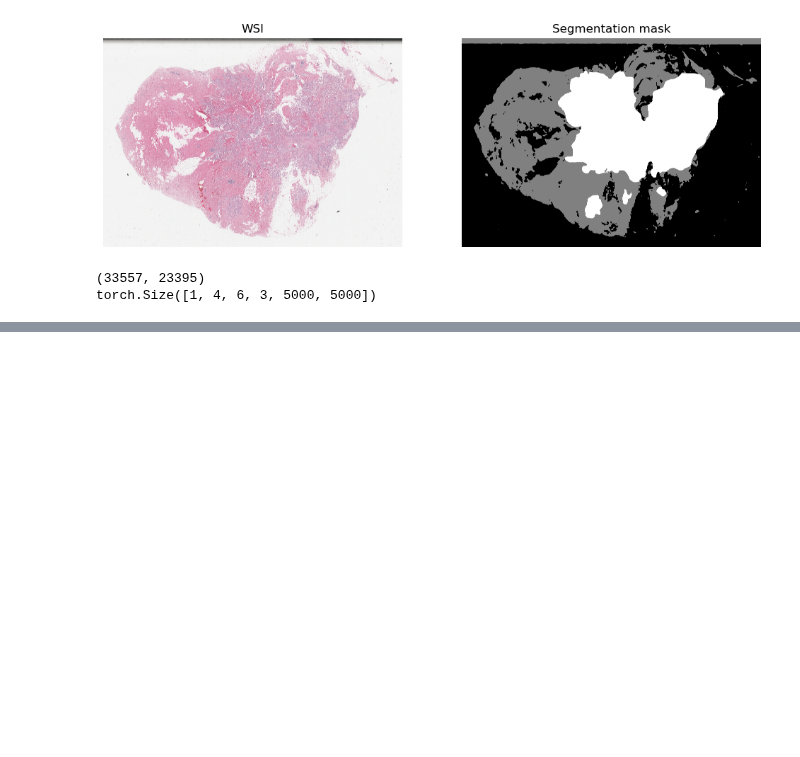
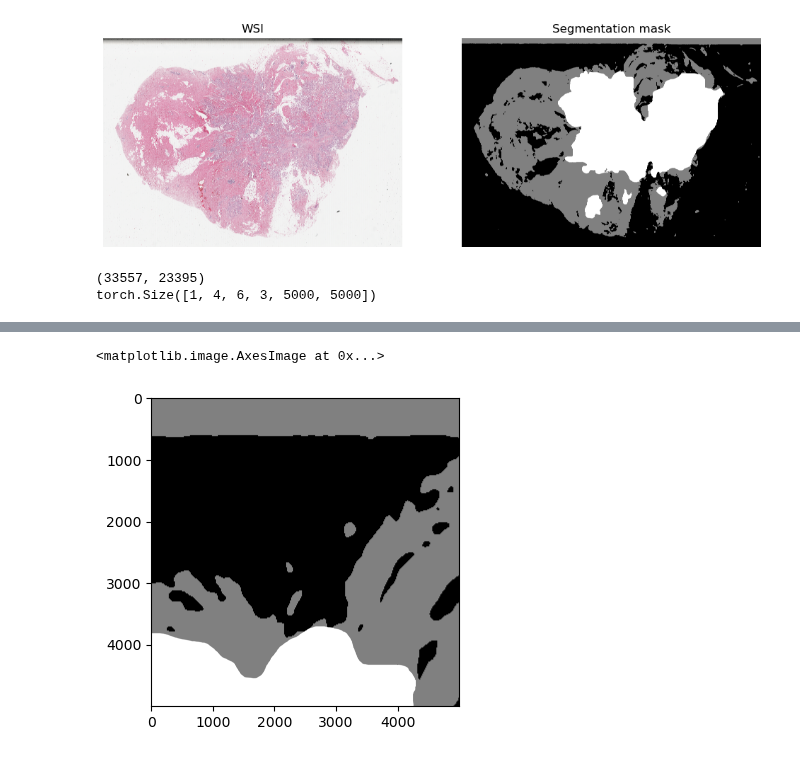
Before and after one commit to Alexandra-Smith/masters, a Jupyter notebook: notebooks/04-example-patches.ipynb, the cells around one changed output, grey strips where cells are left out. Saved outputs shown, nothing was run; the diff lists cells and outputs as text; code cells hidden in the pictures; blank space fills up the shorter version.

```diff
--- a/notebooks/04-example-patches.ipynb
+++ b/notebooks/04-example-patches.ipynb
@@ -75,0 +126,8 @@ torch.Size([1, 4, 6, 3, 5000, 5000])
+# %%
+# View patch
+plt.figure(figsize=(4, 4))
+plt.imshow(ith_m_patch.numpy(), cmap="gray")
+# plt.imshow(np.transpose(ith_m_patch.numpy(), (1, 2, 0)))
+# %% [output]
+<matplotlib.image.AxesImage at 0x...>
+[figure, added]
```
Also changed, not shown: parts of 12 cells of this notebook.
